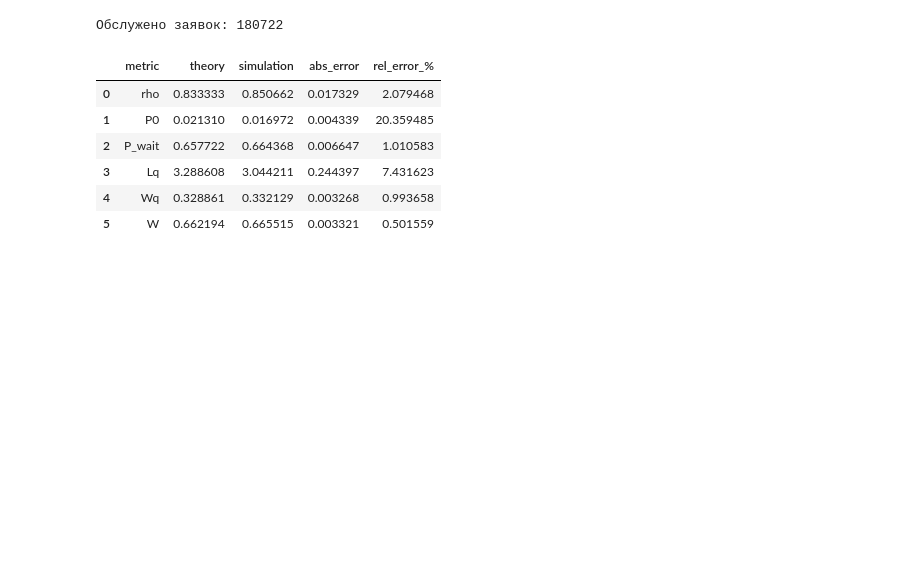
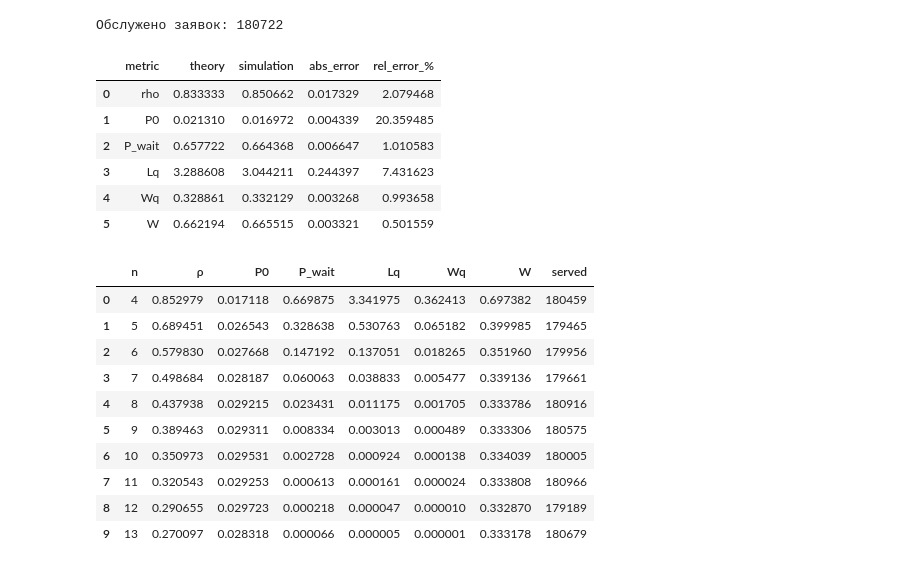
Before and after one commit to IlyaAGL/serv1, a Jupyter notebook: lab2.ipynb, the cells around one changed output. Drawn from its saved outputs; the diff is of its cells as text; code cells hidden in the pictures; blank space fills up the shorter version.

```diff
--- a/lab2.ipynb
+++ b/lab2.ipynb
@@ -301,3 +301,47 @@ compare
 | 3 | Lq | 3.288608 | 3.044211 | 0.244397 | 7.431623 |
 | 4 | Wq | 0.328861 | 0.332129 | 0.003268 | 0.993658 |
 | 5 | W | 0.662194 | 0.665515 | 0.003321 | 0.501559 |
+# %%
+sim_time_sweep = 20_000
+warmup_sweep = 2_000
+
+n_min = int(np.ceil(LAMBDA / MU))
+n_values_sim = np.arange(n_min, n_min + 10)
+
+rows_n_sim = []
+for i, nn in enumerate(n_values_sim):
+    m_sim = simulate_mm_n_inf(
+        LAMBDA,
+        MU,
+        int(nn),
+        sim_time=sim_time_sweep,
+        warmup=warmup_sweep,
+        seed=100 + i,
+    )
+    rows_n_sim.append(
+        {
+            "n": int(nn),
+            "ρ": m_sim["rho"],
+            "P0": m_sim["P0"],
+            "P_wait": m_sim["P_wait"],
+            "Lq": m_sim["Lq"],
+            "Wq": m_sim["Wq"],
+            "W": m_sim["W"],
+            "served": m_sim["served"],
+        }
+    )
+
+df_sim_by_n = pd.DataFrame(rows_n_sim)
+df_sim_by_n
+# %% [output]
+|  | n | ρ | P0 | P_wait | Lq | Wq | W | served |
+| 0 | 4 | 0.852979 | 0.017118 | 0.669875 | 3.341975 | 0.362413 | 0.697382 | 180459 |
+| 1 | 5 | 0.689451 | 0.026543 | 0.328638 | 0.530763 | 0.065182 | 0.399985 | 179465 |
+| 2 | 6 | 0.579830 | 0.027668 | 0.147192 | 0.137051 | 0.018265 | 0.351960 | 179956 |
+| 3 | 7 | 0.498684 | 0.028187 | 0.060063 | 0.038833 | 0.005477 | 0.339136 | 179661 |
+| 4 | 8 | 0.437938 | 0.029215 | 0.023431 | 0.011175 | 0.001705 | 0.333786 | 180916 |
+| 5 | 9 | 0.389463 | 0.029311 | 0.008334 | 0.003013 | 0.000489 | 0.333306 | 180575 |
+| 6 | 10 | 0.350973 | 0.029531 | 0.002728 | 0.000924 | 0.000138 | 0.334039 | 180005 |
+| 7 | 11 | 0.320543 | 0.029253 | 0.000613 | 0.000161 | 0.000024 | 0.333808 | 180966 |
+| 8 | 12 | 0.290655 | 0.029723 | 0.000218 | 0.000047 | 0.000010 | 0.332870 | 179189 |
+| 9 | 13 | 0.270097 | 0.028318 | 0.000066 | 0.000005 | 0.000001 | 0.333178 | 180679 |
```
Also changed, not shown: parts of 3 cells of this notebook.
